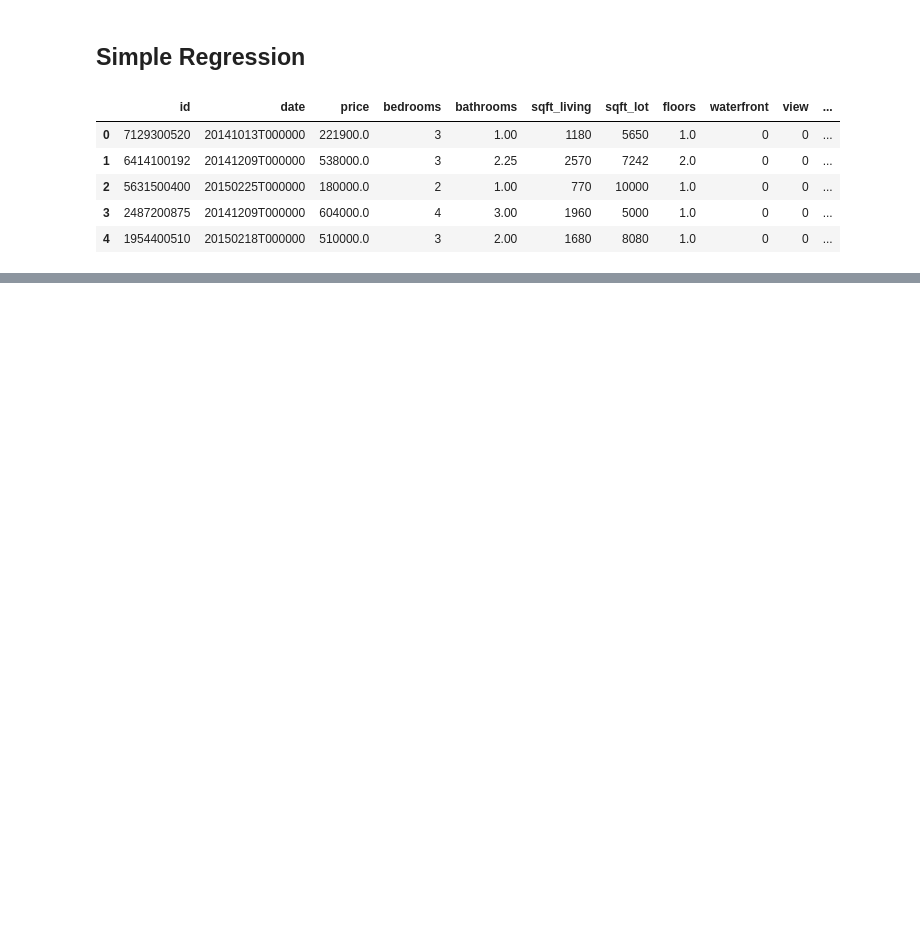
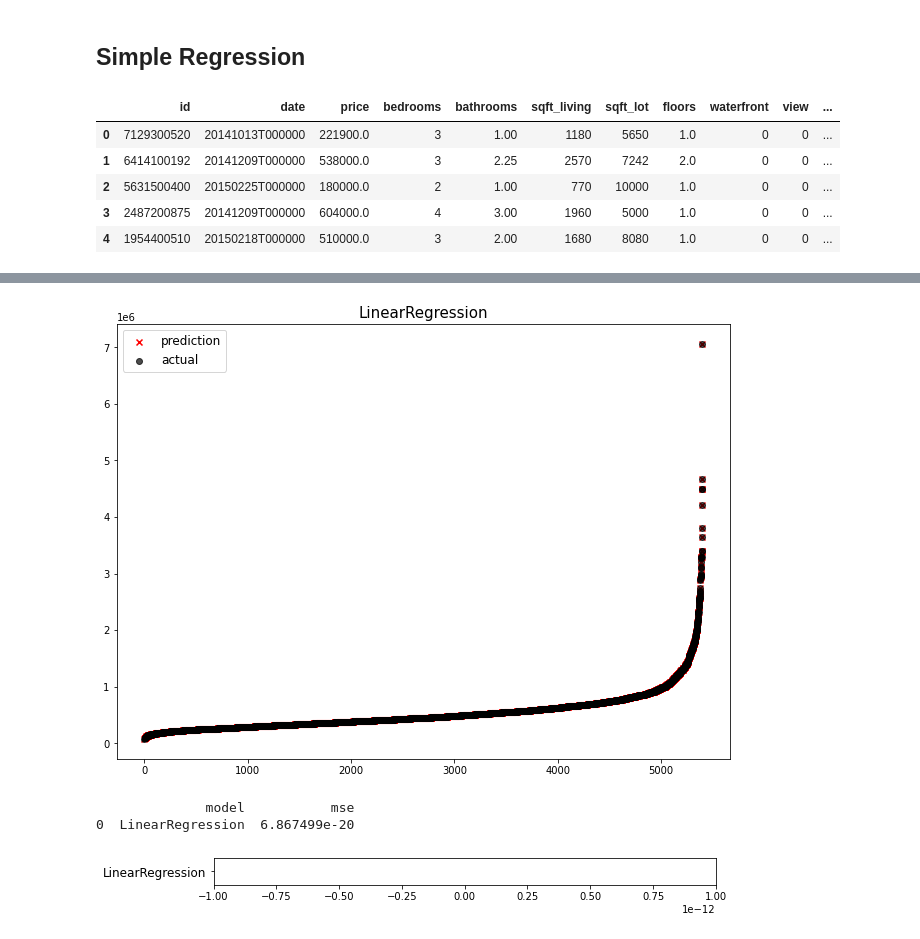
Before and after one commit to skdding3/Code-Practice, a Jupyter notebook: Linear_Regression.ipynb, the cells around one changed output, grey strips where cells are left out. Saved outputs shown, nothing was run; the diff lists cells and outputs as text; code cells hidden in the pictures; blank space fills up the shorter version.

Commit message:
Linear_Regression

```diff
--- a/Linear_Regression.ipynb
+++ b/Linear_Regression.ipynb
@@ -99,0 +147,20 @@ strong multicollinearity or other numerical problems.
+# %%
+from sklearn.model_selection import train_test_split
+from sklearn.metrics import mean_squared_error
+
+SEED=30
+
+x_train, x_test, y_train, y_test = train_test_split(df.drop('date', 1), df['price'], random_state=SEED)
+# %%
+from sklearn.linear_model import LinearRegression
+
+model = LinearRegression(n_jobs=-1)
+model.fit(x_train, y_train)
+pred = model.predict(x_test)
+
+mse_eval('LinearRegression', pred, y_test)
+# %% [output]
+[figure, added]
+              model           mse
+0  LinearRegression  6.867499e-20
+[figure, added]
```
Also changed, not shown: parts of 4 cells of this notebook.
